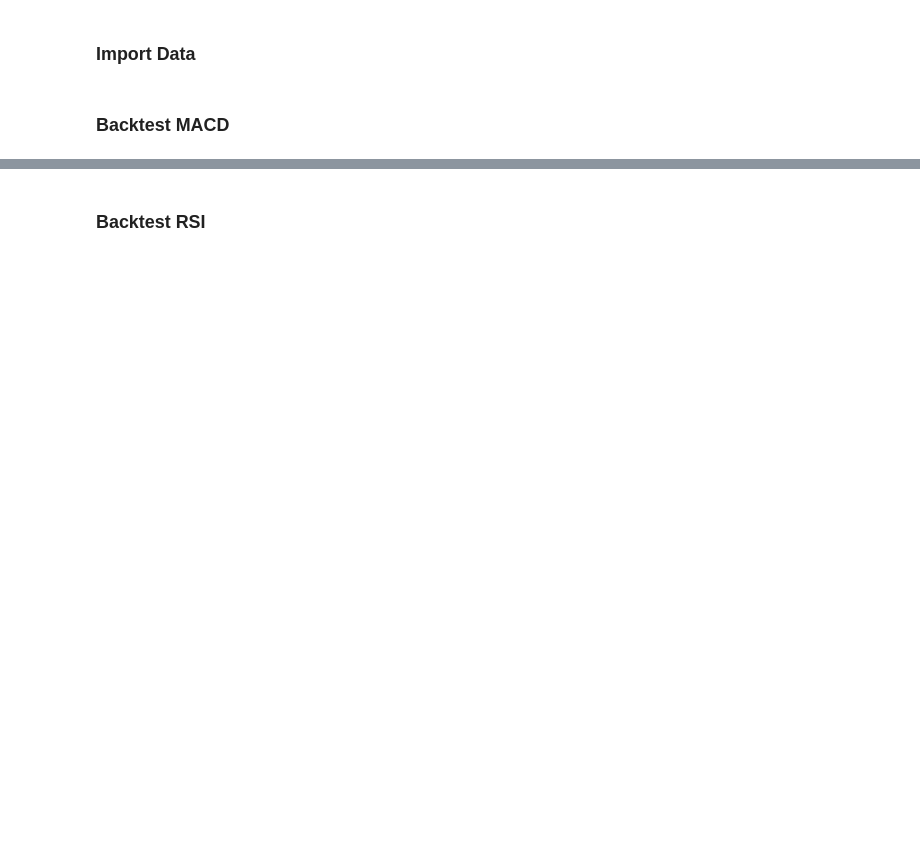
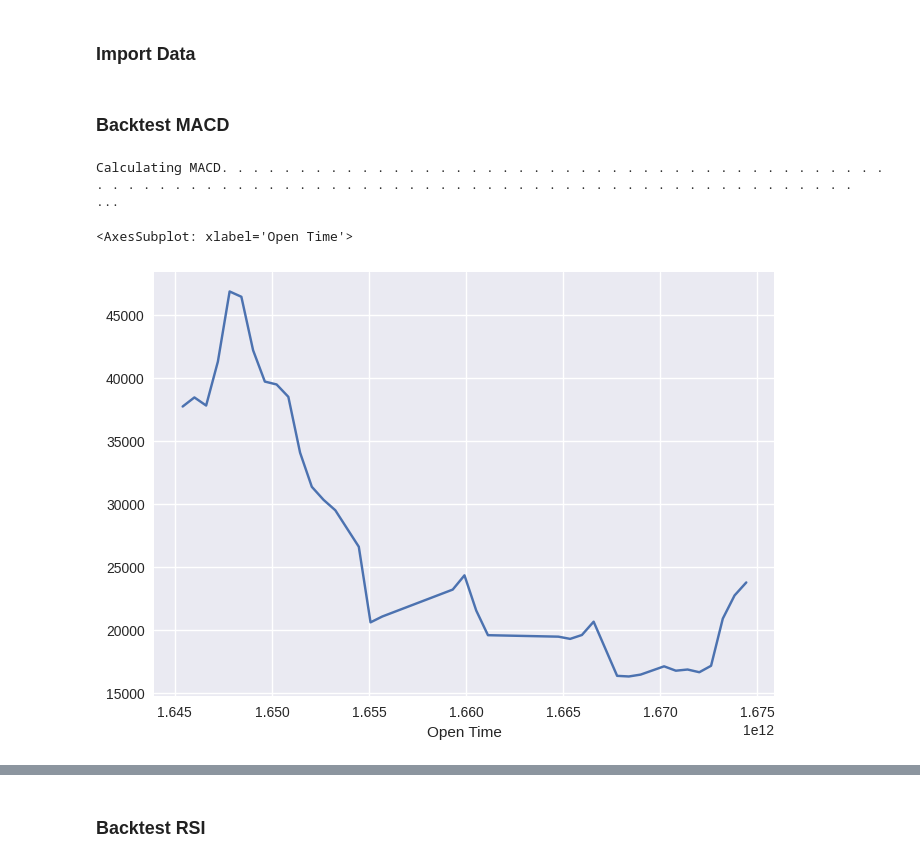
Before and after one commit to hiepsikien/TraderRobot, a Jupyter notebook: project/test_ta_backtest.ipynb, the cells around one changed output, grey strips where cells are left out. Cells and saved outputs as stored; diff of their text form; code cells hidden in the pictures; blank space fills up the shorter version.

```diff
--- a/project/test_ta_backtest.ipynb
+++ b/project/test_ta_backtest.ipynb
@@ -11,5 +11,12 @@ m15,h1,h4,d,w, mo = fm.dfs[0],fm.dfs[1],fm.dfs[2],fm.dfs[3],fm.dfs[4],fm.dfs[5]
 # %% [markdown]
 ### Backtest MACD
 # %%
-df = tb.backtest_macd_combination(df=h1,n_last=100)
+df = tb.backtest_macd_combination(df=w,n_last=8)
+# %% [output]
+Calculating MACD. . . . . . . . . . . . . . . . . . . . . . . . . . . . . . . . . . . . . . . . . . . . . . . . . . . . . . . . . . . . . . . . . . . . . . . . . . . . . . . . . . . . . . . . . . . .  ...
+# %%
+w.tail(36)["Close"].plot()
+# %% [output]
+<AxesSubplot: xlabel='Open Time'>
+[figure, added]
 # %%
```
Also changed, not shown: parts of 4 cells of this notebook, 18 other files.
